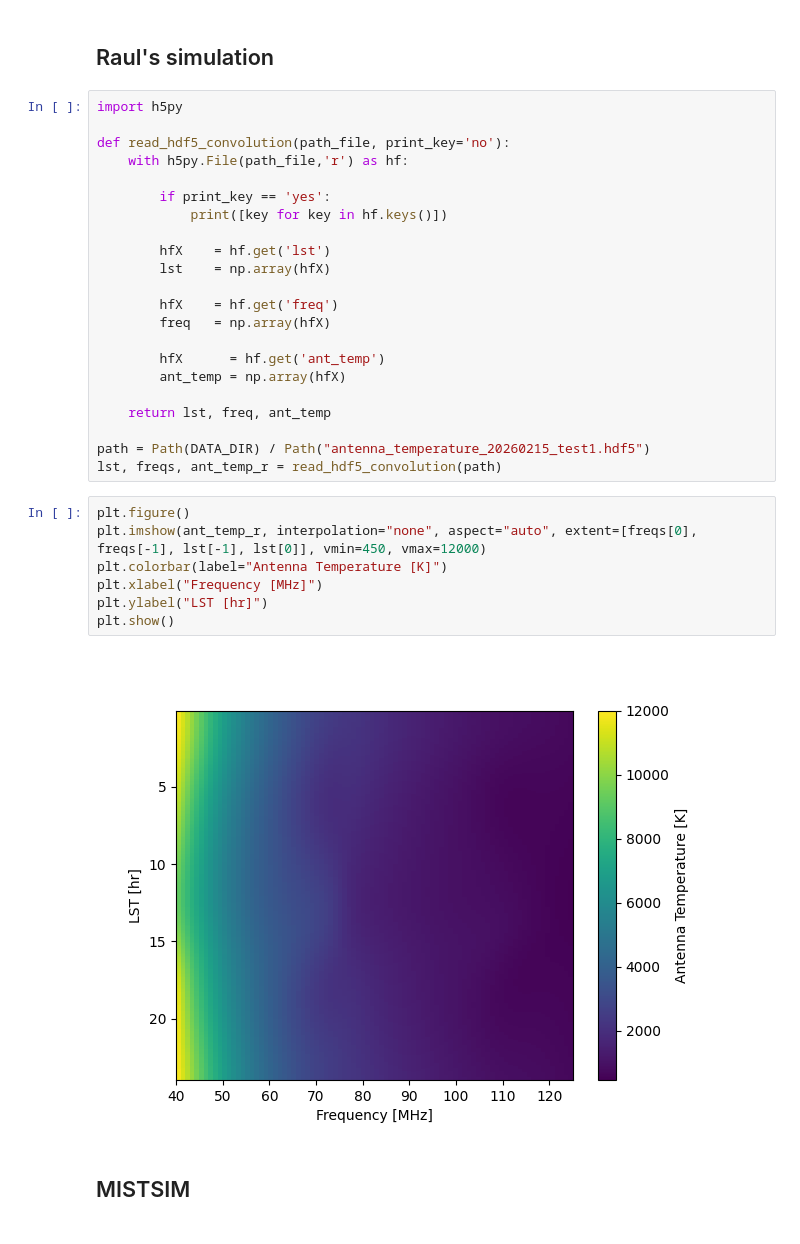
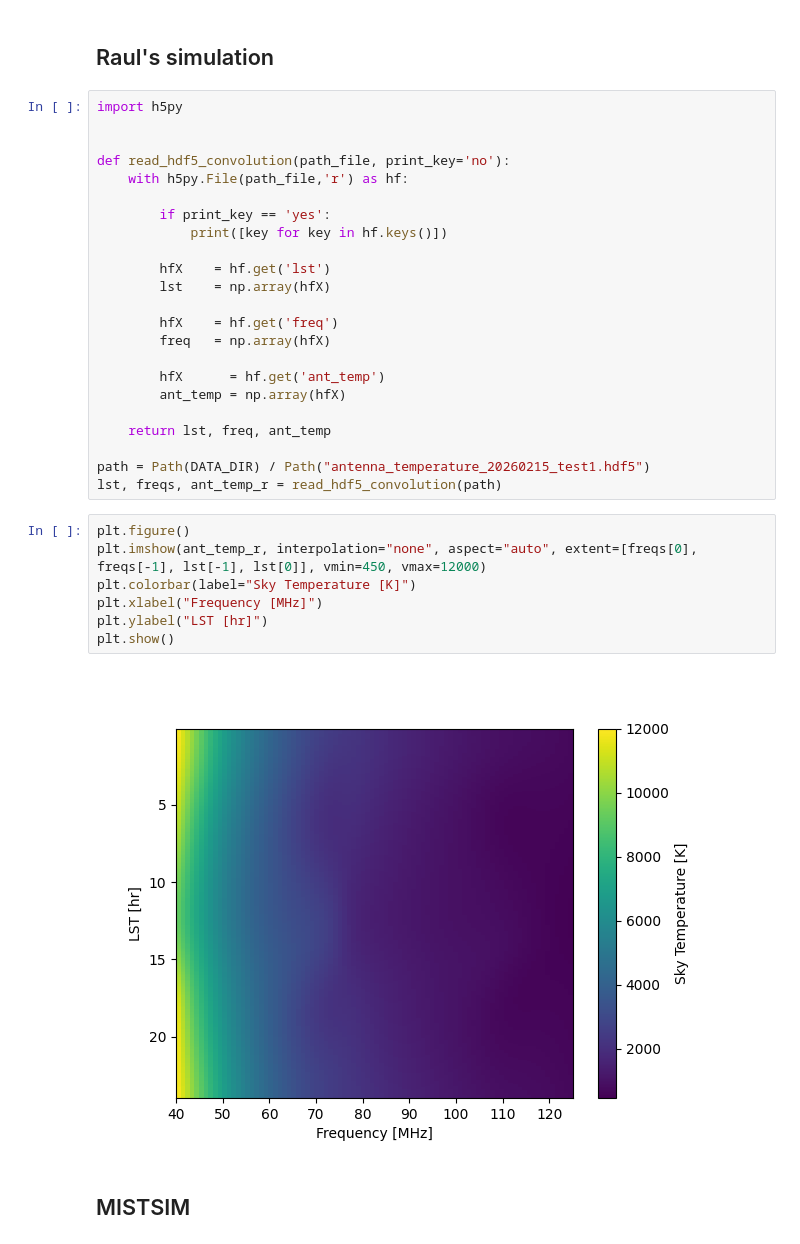
Before and after one commit to MIST-Experiment/mistsim, a Jupyter notebook: examples/sim_comparison.ipynb, the cells around one changed output. Drawn from its saved outputs; the diff is of its cells as text.

```diff
--- a/examples/sim_comparison.ipynb
+++ b/examples/sim_comparison.ipynb
@@ -10,6 +11,7 @@ DATA_DIR = Path("/home/christian/Documents/research/MIST/mistsim/examples/202602
 ## Raul's simulation
 # %%
 import h5py
+
 
 def read_hdf5_convolution(path_file, print_key='no'):
 	with h5py.File(path_file,'r') as hf:
@@ -33,12 +35,12 @@ lst, freqs, ant_temp_r = read_hdf5_convolution(path)
 # %%
 plt.figure()
 plt.imshow(ant_temp_r, interpolation="none", aspect="auto", extent=[freqs[0], freqs[-1], lst[-1], lst[0]], vmin=450, vmax=12000)
-plt.colorbar(label="Antenna Temperature [K]")
+plt.colorbar(label="Sky Temperature [K]")
 plt.xlabel("Frequency [MHz]")
 plt.ylabel("LST [hr]")
 plt.show()
 # %% [output]
-[figure, old version]
+[figure, new version]
 # %% [markdown]
 ## MISTSIM
 # %%
```
Also changed, not shown: parts of 10 cells of this notebook.
